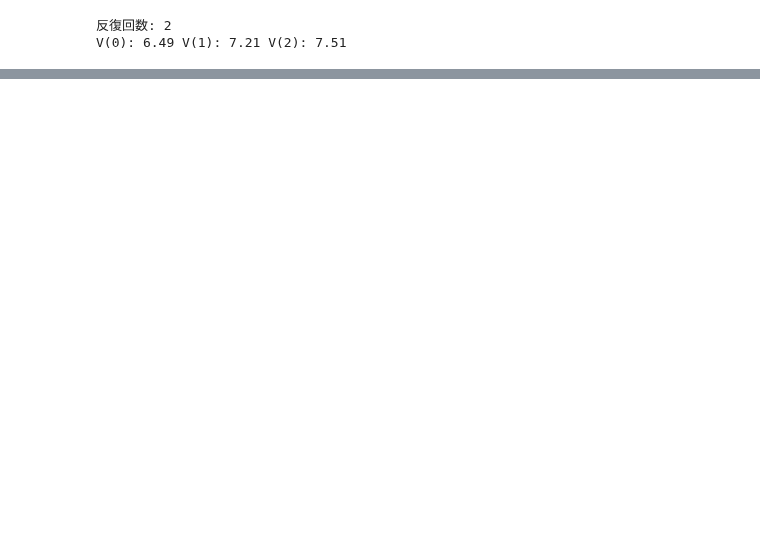
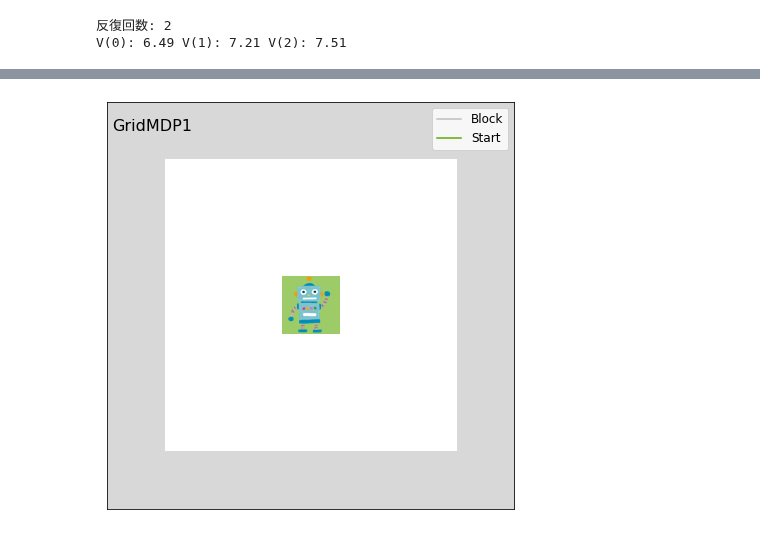
Before and after one commit to kngwyu/rlog, a Jupyter notebook: _notebooks/2020-12-20-understanding-what-makes-rl-difficult.ipynb, the cells around one changed output, grey strips where cells are left out. Cells and saved outputs as stored; diff of their text form; code cells hidden in the pictures; blank space fills up the shorter version.

```diff
--- a/_notebooks/2020-12-20-understanding-what-makes-rl-difficult.ipynb
+++ b/_notebooks/2020-12-20-understanding-what-makes-rl-difficult.ipynb
@@ -649,9 +724,8 @@ def policy_iteration(
     state_indices = np.arange(0, p.shape[0], dtype=np.uint)
     for n_iter in range(MAX_ITER_PI):
         v_pi_, _ = v_pi(r, p, pi, gamma, epsilon)
-        # r + γ∑ P(|s, a) V(s)
-        r_plus_gamma_pv = r + gamma * np.einsum("saS,S->sa", p, v_pi_)
-        greedy_actions = np.argmax(r_plus_gamma_pv, axis=1)
+        q_pi = r + gamma * np.einsum("saS,S->sa", p, v_pi_)
+        greedy_actions = np.argmax(q_pi, axis=1)
         pi_next = np.zeros_like(pi)
         pi_next[state_indices, greedy_actions] = 1.0
         # pi == pi_next なら収束
@@ -676,0 +954,12 @@ V(0): 6.49 V(1): 7.21 V(2): 7.51
+# %%
+grid_mdp1 = GridMDP(
+    [[0, 0, 0, 0, 0],
+     [0, 0, 0, 0, 0],
+     [0, 0, 2, 0, 0],
+     [0, 0, 0, 0, 0],
+     [0, 0, 0, 0, 0]],
+    horizon=100,
+)
+_ = grid_mdp1.show("GridMDP1")
+# %% [output]
+[figure, added]
```
Also changed, not shown: parts of 23 cells of this notebook.
